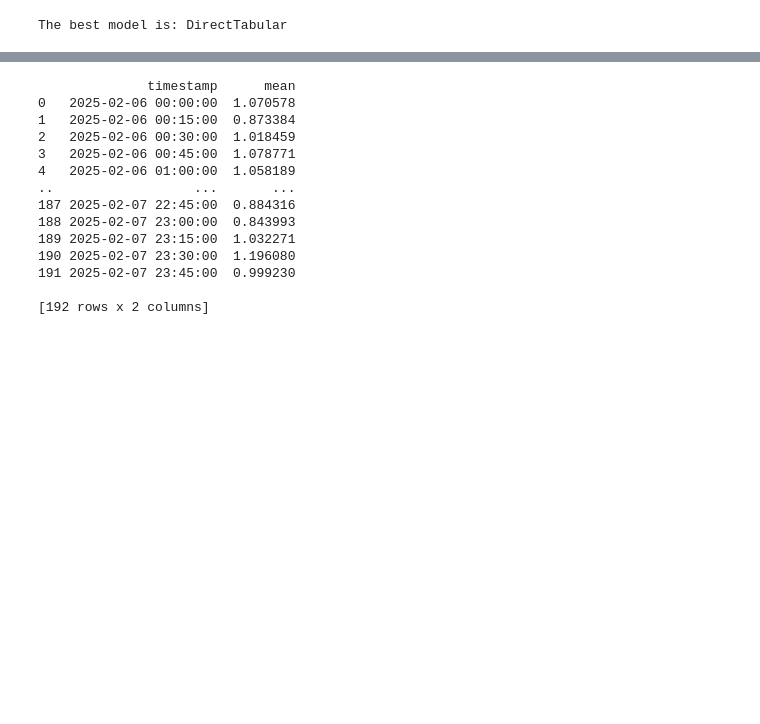
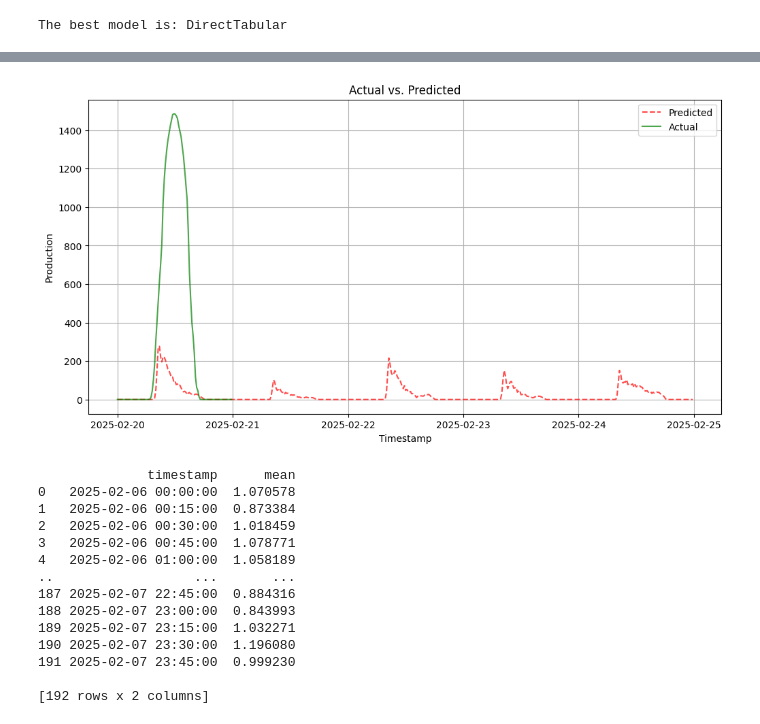
Before and after one commit to gkmanev/analytics, a Jupyter notebook: gluon_fetch_weather.ipynb, the cells around one changed output, grey strips where cells are left out. Drawn from its saved outputs; the diff is of its cells as text; code cells hidden in the pictures; blank space fills up the shorter version.

```diff
--- a/gluon_fetch_weather.ipynb
+++ b/gluon_fetch_weather.ipynb
@@ -285,7 +329,7 @@ train_data = TimeSeriesDataFrame.from_data_frame(
 #Initialize the predictor
 predictor = TimeSeriesPredictor(
     target=target_column,
-    prediction_length=288,
+    prediction_length=480,
     freq='15min',
     known_covariates_names=known_covariates
 )
@@ -293,7 +337,17 @@ predictor = TimeSeriesPredictor(
 #Fit the predictor with cross-validation
 results = predictor.fit(
     train_data=train_data,
-    time_limit=600,  # 20 min
-    presets="high_quality",
+    time_limit=1600,  # 20 min
+    hyperparameters={
+        "DeepAR": {
+            # You can specify DeepAR-specific hyperparameters here
+            # For example:
+            "context_length": 576,
+            "num_layers": 3,
+            "hidden_size": 480,
+            "dropout_rate": 0.1,
+            "learning_rate": 1e-3
+        }
+    },
     )
 # %% [output]
@@ -329,6 +377,6 @@ print(leaderboard)
 # %%
-cv_results = predictor.fit_summary()
-print(cv_results)
+# cv_results = predictor.fit_summary()
+# print(cv_results)
 # %% [output]
 ****************** Summary of fit() ******************
 Estimated performance of each model:
@@ -419,7 +487,7 @@ end_date_val = datetime.strptime(end_date, '%Y-%m-%d') + timedelta(days=5)
 end_date_val = end_date_val.strftime('%Y-%m-%d')
 
 
-url_val = f'http://209.38.208.230:8000/api/pvmeasurementdata/?start_date={start_date_val}&end_date={end_date_val}&ppe=590310600030911897'
+url_val = f'http://209.38.208.230:8000/api/pvmeasurementdata/?start_date={start_date_val}&end_date={end_date_val}&ppe={ppe}'
 response_val = requests.get(url=url_val)
 # Create a dataframe from the response
 df_validation = pd.DataFrame(response_val.json())
@@ -432,21 +500,21 @@ df_validation['timestamp'] = df_validation['timestamp'].dt.tz_localize(None)  #
 
 # prepare the prediction df
 df_pred = predictions.reset_index()
-print(df_pred["timestamp"])
 
-# plt.figure(figsize=(12, 6))
 
-# # Plot predicted mean
-# plt.plot(df_pred["timestamp"], df_pred["mean"], label="Predicted", linestyle='--', color="red", alpha=0.7)
+plt.figure(figsize=(12, 6))
 
-# plt.plot(df_validation["timestamp"], df_validation["production"],
-#              label="Actual", linestyle='-', color="green", alpha=0.7)
+# Plot predicted mean
+plt.plot(df_pred["timestamp"], df_pred["mean"], label="Predicted", linestyle='--', color="red", alpha=0.7)
 
-# # Optionally plot prediction intervals
-# plt.xlabel("Timestamp")
-# plt.ylabel("Production")
-# plt.title("Actual vs. Predicted")
-# plt.legend()
-# plt.grid()
-# plt.show()
+plt.plot(df_validation["timestamp"], df_validation["production"],
+             label="Actual", linestyle='-', color="green", alpha=0.7)
+
+# Optionally plot prediction intervals
+plt.xlabel("Timestamp")
+plt.ylabel("Production")
+plt.title("Actual vs. Predicted")
+plt.legend()
+plt.grid()
+plt.show()
 # %% [output]
@@ -465,3 +521,4 @@ Name: timestamp, Length: 288, dtype: datetime64[ns]
+[figure, added]
 # %%
 print(df_pred[['timestamp','mean']])
 # %% [output]
```
Also changed, not shown: parts of 26 cells of this notebook, 8 other files.
